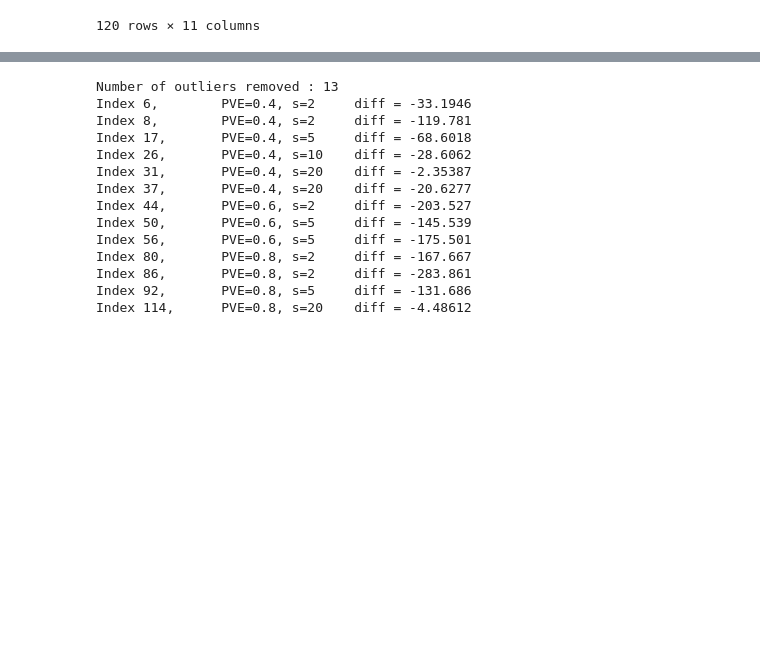
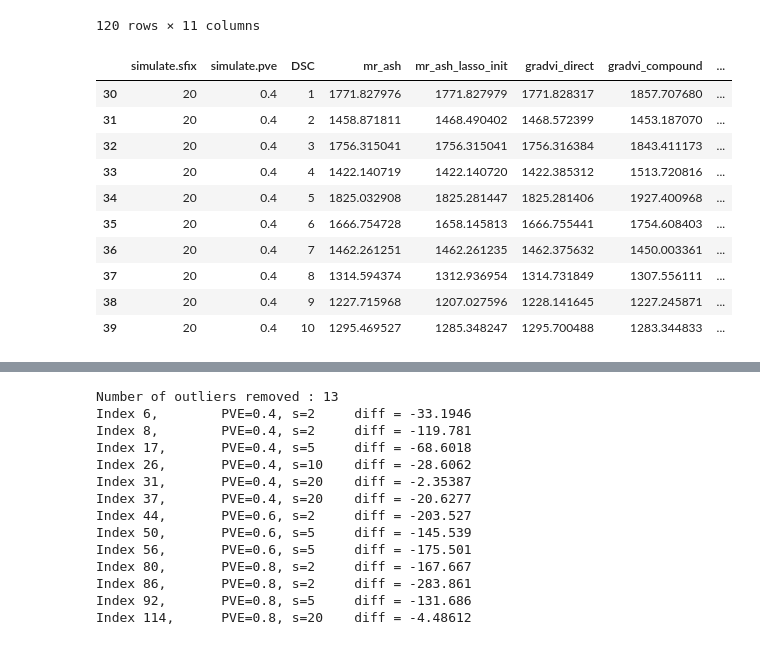
Before and after one commit to banskt/gradvi-experiments, a Jupyter notebook: analysis/elbo_comparison_block_correlation.ipynb, the cells around one changed output, grey strips where cells are left out. Drawn from its saved outputs; the diff is of its cells as text; code cells hidden in the pictures; blank space fills up the shorter version.

```diff
--- a/analysis/elbo_comparison_block_correlation.ipynb
+++ b/analysis/elbo_comparison_block_correlation.ipynb
@@ -400,3 +398,17 @@ msedf
 | 118 | 20 | 0.8 | 9 | 6.605616 | 5.003627 | 6.326592 | 6.062046 | ... |
 | 119 | 20 | 0.8 | 10 | 6.986426 | 5.835647 | 6.112168 | 5.833485 | ... |
 120 rows × 11 columns
+# %%
+stratify_dfcols(elbodf, [('simulate.sfix', 20), ('simulate.pve', 0.4)])
+# %% [output]
+|  | simulate.sfix | simulate.pve | DSC | mr_ash | mr_ash_lasso_init | gradvi_direct | gradvi_compound | ... |
+| 30 | 20 | 0.4 | 1 | 1771.827976 | 1771.827979 | 1771.828317 | 1857.707680 | ... |
+| 31 | 20 | 0.4 | 2 | 1458.871811 | 1468.490402 | 1468.572399 | 1453.187070 | ... |
+| 32 | 20 | 0.4 | 3 | 1756.315041 | 1756.315041 | 1756.316384 | 1843.411173 | ... |
+| 33 | 20 | 0.4 | 4 | 1422.140719 | 1422.140720 | 1422.385312 | 1513.720816 | ... |
+| 34 | 20 | 0.4 | 5 | 1825.032908 | 1825.281447 | 1825.281406 | 1927.400968 | ... |
+| 35 | 20 | 0.4 | 6 | 1666.754728 | 1658.145813 | 1666.755441 | 1754.608403 | ... |
+| 36 | 20 | 0.4 | 7 | 1462.261251 | 1462.261235 | 1462.375632 | 1450.003361 | ... |
+| 37 | 20 | 0.4 | 8 | 1314.594374 | 1312.936954 | 1314.731849 | 1307.556111 | ... |
+| 38 | 20 | 0.4 | 9 | 1227.715968 | 1207.027596 | 1228.141645 | 1227.245871 | ... |
+| 39 | 20 | 0.4 | 10 | 1295.469527 | 1285.348247 | 1295.700488 | 1283.344833 | ... |
```
Also changed, not shown: parts of 5 cells of this notebook, 26 other files.
